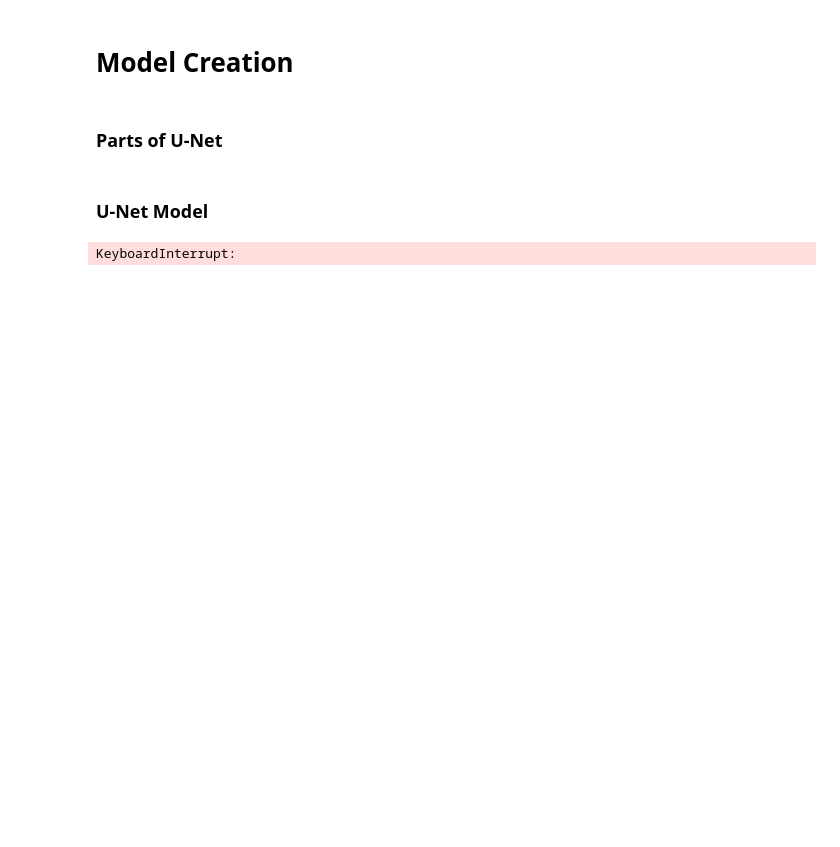
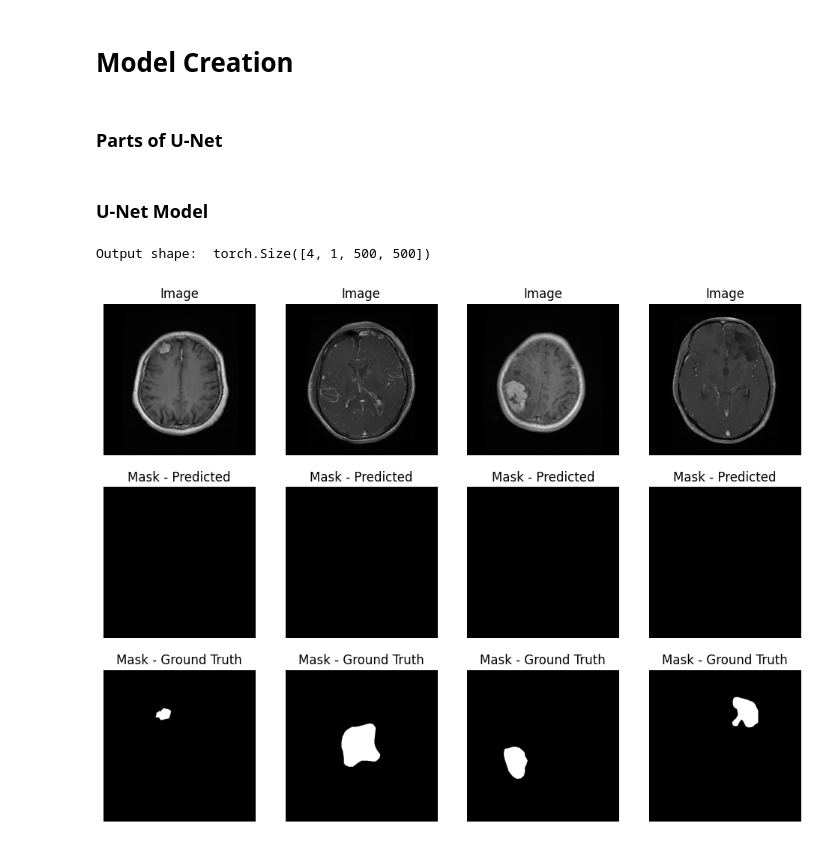
Before and after one commit to Dhaks13/My_DL_Works, a Jupyter notebook: Projects/Brain Tumor Segmentation/Unet_ with_focal_loss.ipynb, the cells around one changed output. Drawn from its saved outputs; the diff is of its cells as text; code cells hidden in the pictures; blank space fills up the shorter version.

Commit message:
Kaggle Notebook | Brain_Tumor_Segmentation_UNet_FocalLoss | Uncompleted V2 - Model Testing

```diff
--- a/Projects/Brain Tumor Segmentation/Unet_ with_focal_loss.ipynb
+++ b/Projects/Brain Tumor Segmentation/Unet_ with_focal_loss.ipynb
@@ -16,8 +21,8 @@ if torch.cuda.is_available():
 # %% [markdown]
 # Loading Data and split it into train and test
 # %%
-BATCH_SIZE = 8 # Set the batch size to 16
-ROOT_DIR = './data/Glioma' # Set the root directory to the Glioma dataset
+BATCH_SIZE = 4 # Set the batch size
+ROOT_DIR = '/kaggle/input/brain-tumor-segmentation/data/Glioma' # Set the root directory to the Glioma dataset
 # %%
 # Define the Dataset class
 class BrainTumorDataset(Dataset):
@@ -137,7 +141,12 @@ class UpsampleBlock(torch.nn.Module):
 
     def forward(self, x, down_tensor):
         x = self.upsample(x)
-        x = torch.cat([x, down_tensor], dim=1)
+        diffY = down_tensor.size()[2] - x.size()[2]
+        diffX = down_tensor.size()[3] - x.size()[3]
+
+        x = torch.nn.functional.pad(x, [diffX // 2, diffX - diffX // 2,
+                        diffY // 2, diffY - diffY // 2])
+        x = torch.cat([down_tensor,x], dim=1)
         x = self.conv(x)
         return x
 # %% [markdown]
@@ -159,7 +168,7 @@ class UNet(torch.nn.Module):
         self.down3 = DownsampleBlock(128, 256)
         self.down4 = DownsampleBlock(256, 512)
         # Bottleneck layers
-        self.b = ConvBlock(1024, 1024)
+        self.b = DownsampleBlock(512, 1024)
         # Upsample layers
         self.up1 = UpsampleBlock(1024, 512)
         self.up2 = UpsampleBlock(512, 256)
@@ -198,25 +207,26 @@ class UNet(torch.nn.Module):
 def compare_segmented(images, preds, masks):
     fig, axes = plt.subplots(3, 4, figsize=(12, 9))
     for i in range(4):
-        axes[0, i].imshow(images[i].permute(1, 2, 0))
+        axes[0, i].imshow(images[i].to('cpu').permute(1, 2, 0))
         axes[0, i].set_title('Image')
         axes[0, i].axis('off')
         axes[1, i].imshow(preds[i][0], cmap='gray')
         axes[1, i].set_title('Mask - Predicted')
         axes[1, i].axis('off')
-        axes[2, i].imshow(masks[i][0], cmap='gray')
+        axes[2, i].imshow(masks[i][0].to('cpu'), cmap='gray')
         axes[2, i].set_title('Mask - Ground Truth')
         axes[2, i].axis('off')
     plt.show()
 # %%
 model = UNet(in_channels=3,out_channels=1).to(device)  # Assuming binary segmentation
 
 for images, masks in train_loader:
     images = images.to(device)
     masks = masks.to(device)
-    outputs = model(images).detach().numpy()
+    outputs = model(images).detach().cpu()
     print("Output shape: ",outputs.shape)
     compare_segmented(images, outputs, masks)
     break
 # %% [output]
-KeyboardInterrupt:
+Output shape:  torch.Size([4, 1, 500, 500])
+[figure, added]
```
Also changed, not shown: parts of 3 cells of this notebook.
